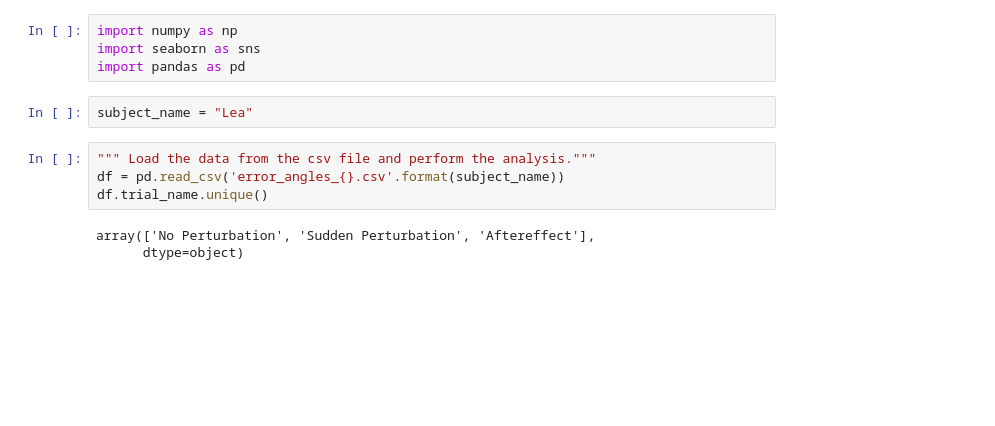
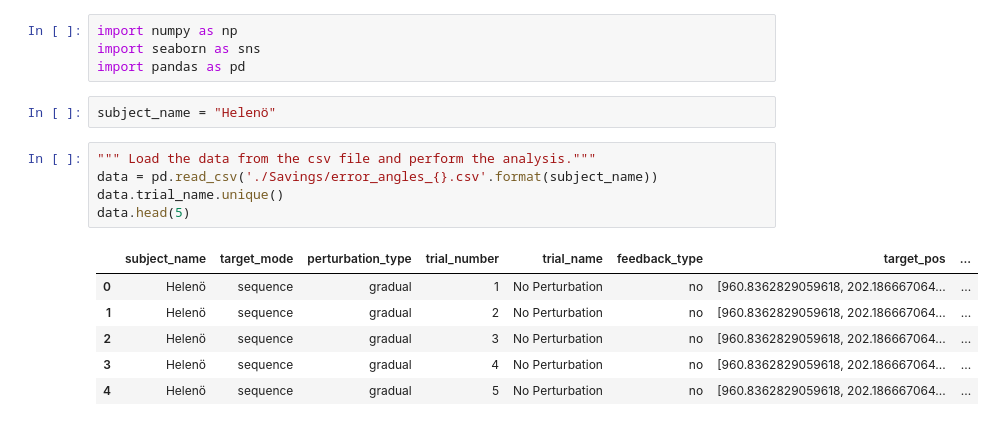
Before and after one commit to lolotta/Neural_Modeling_Motor, a Jupyter notebook: HW3/Anaylsis_plotting.ipynb, the cells around one changed output. Drawn from its saved outputs; the diff is of its cells as text; blank space fills up the shorter version.

```diff
--- a/HW3/Anaylsis_plotting.ipynb
+++ b/HW3/Anaylsis_plotting.ipynb
@@ -3,13 +3,18 @@ import numpy as np
 import seaborn as sns
 import pandas as pd
 # %%
-subject_name = "Lea"
+subject_name = "Helenö"
 # %%
 """ Load the data from the csv file and perform the analysis."""
-df = pd.read_csv('error_angles_{}.csv'.format(subject_name))
-df.trial_name.unique()
+data = pd.read_csv('./Savings/error_angles_{}.csv'.format(subject_name))
+data.trial_name.unique()
+data.head(5)
 # %% [output]
-array(['No Perturbation', 'Sudden Perturbation', 'Aftereffect'],
-      dtype=object)
+|  | subject_name | target_mode | perturbation_type | trial_number | trial_name | feedback_type | target_pos | ... |
+| 0 | Helenö | sequence | gradual | 1 | No Perturbation | no | [960.8362829059618, 202.186667064... | ... |
+| 1 | Helenö | sequence | gradual | 2 | No Perturbation | no | [960.8362829059618, 202.186667064... | ... |
+| 2 | Helenö | sequence | gradual | 3 | No Perturbation | no | [960.8362829059618, 202.186667064... | ... |
+| 3 | Helenö | sequence | gradual | 4 | No Perturbation | no | [960.8362829059618, 202.186667064... | ... |
+| 4 | Helenö | sequence | gradual | 5 | No Perturbation | no | [960.8362829059618, 202.186667064... | ... |
 # %%
 """ Calulate the motor varibility or the std for each baseline and each trial."""
```
Also changed, not shown: parts of 6 cells of this notebook, 17 other files.
